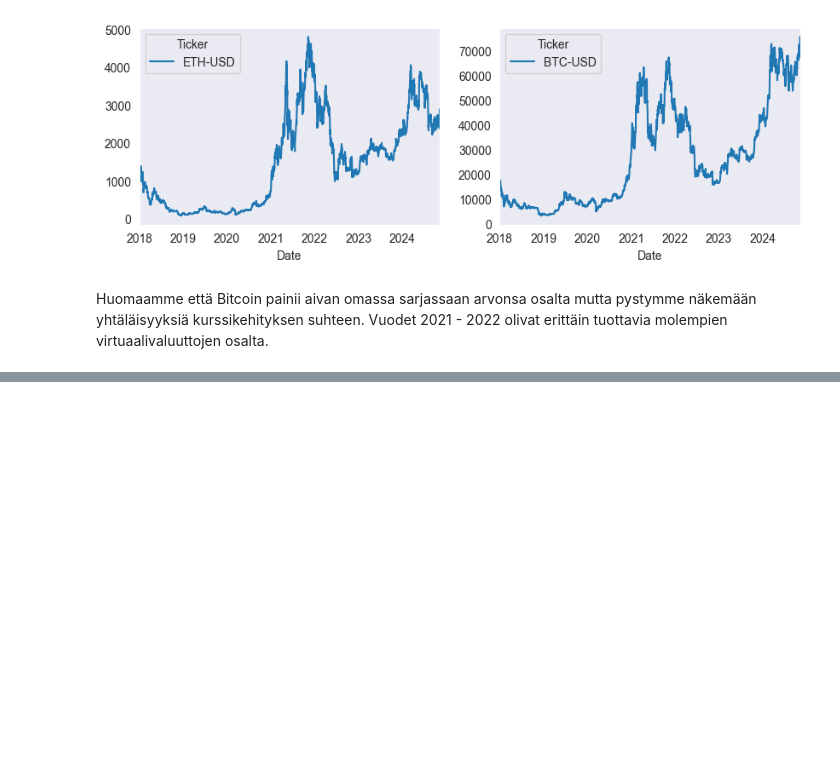
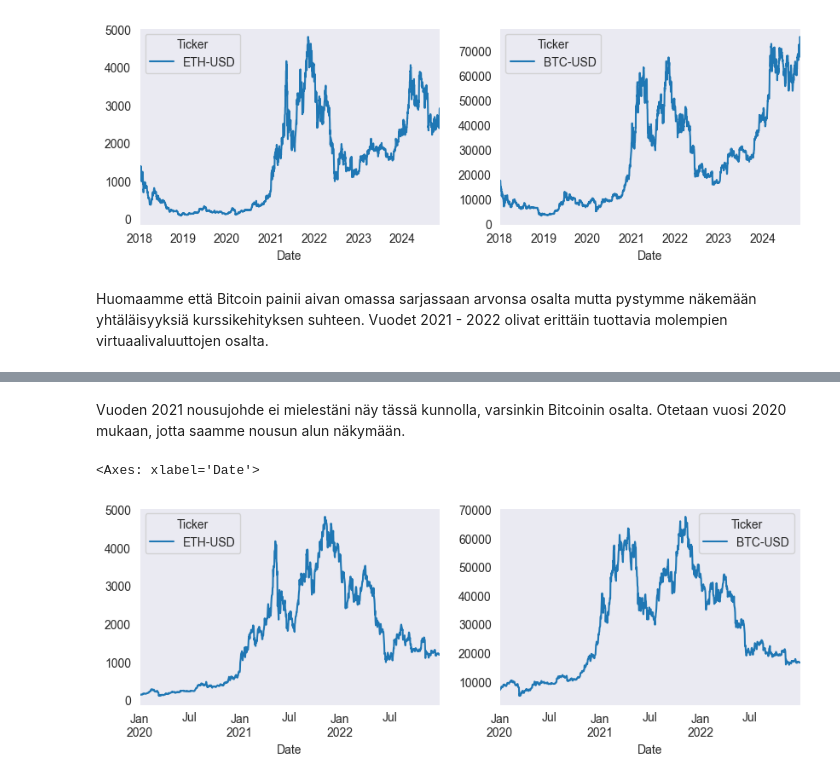
Before and after one commit to TatuE/Data_analytics, a Jupyter notebook: assignment_2/Tehtava_2_aikasarjat.ipynb, the cells around one changed output, grey strips where cells are left out. Cells and saved outputs as stored; diff of their text form; code cells hidden in the pictures; blank space fills up the shorter version.

```diff
--- a/assignment_2/Tehtava_2_aikasarjat.ipynb
+++ b/assignment_2/Tehtava_2_aikasarjat.ipynb
@@ -175,0 +185,9 @@ Huomaamme että Bitcoin painii aivan omassa sarjassaan arvonsa osalta mutta pyst
+# %% [markdown]
+Vuoden 2021 nousujohde ei mielestäni näy tässä kunnolla, varsinkin Bitcoinin osalta. Otetaan vuosi 2020 mukaan, jotta saamme nousun alun näkymään.
+# %%
+fig, axs = plt.subplots(nrows=1, ncols=2, figsize=(10, 3))
+ethereum_d['Close']['2020':'2022'].plot(ax=axs[0])
+bitcoin_d['Close']['2020':'2022'].plot(ax=axs[1])
+# %% [output]
+<Axes: xlabel='Date'>
+[figure, added]
```
Also changed, not shown: parts of 13 cells of this notebook, 1 other file.
